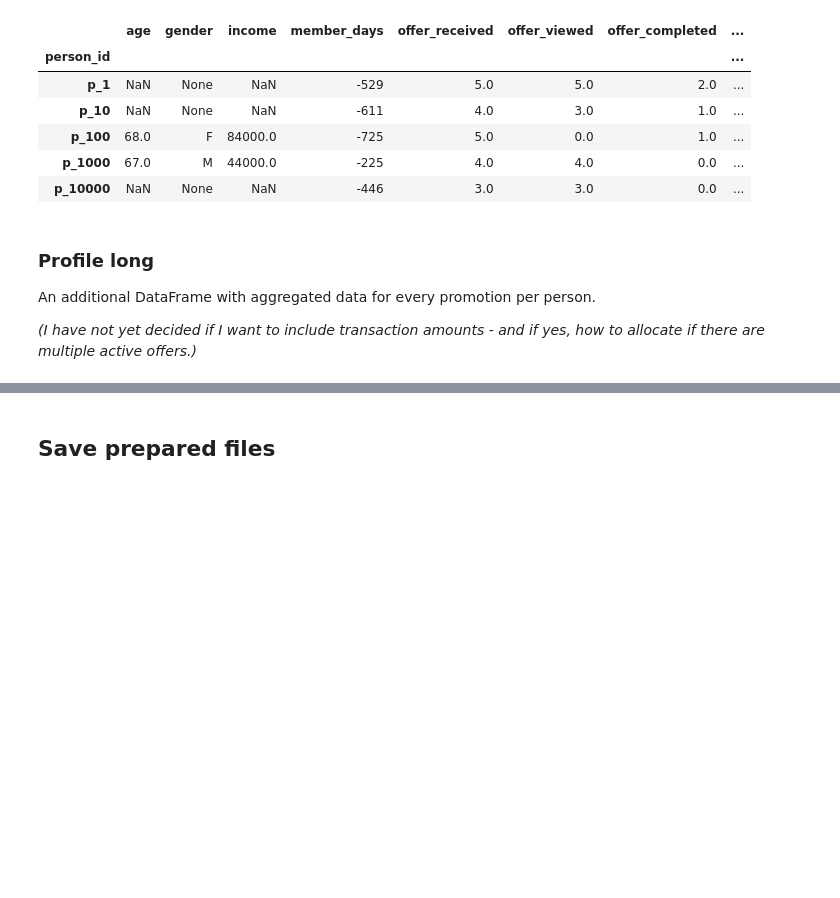
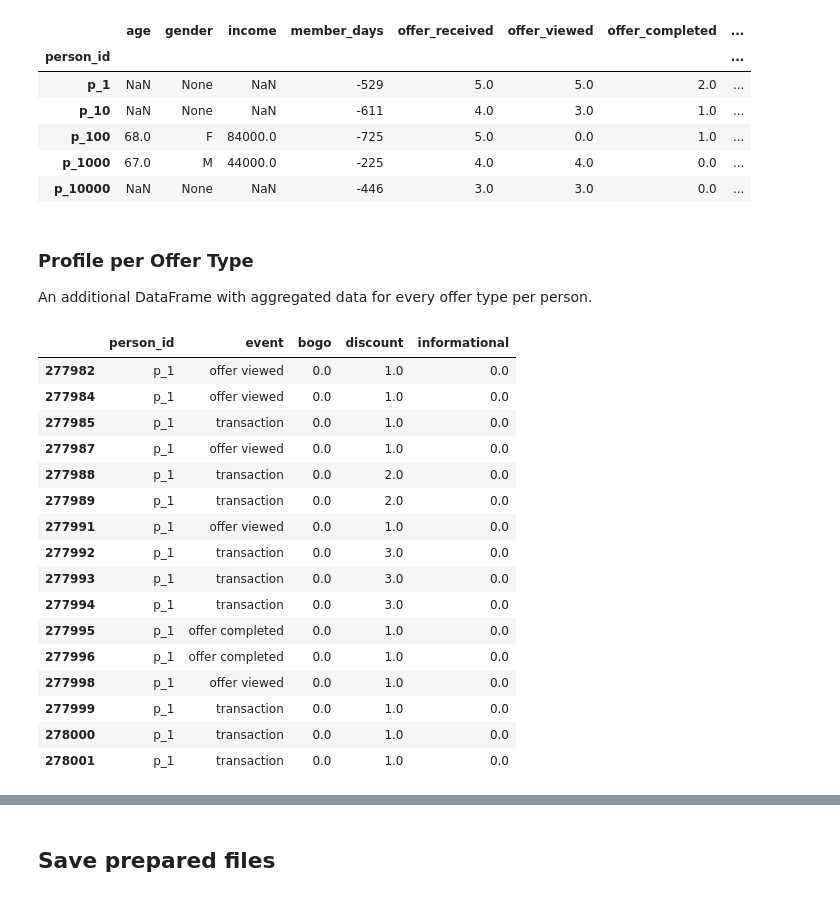
Before and after one commit to rbuerki/segmentation-challenge-starbucks, a Jupyter notebook: 1-data_prep.ipynb, the cells around one changed output, grey strips where cells are left out. Saved outputs shown, nothing was run; the diff lists cells and outputs as text; code cells hidden in the pictures; blank space fills up the shorter version.

```diff
--- a/1-data_prep.ipynb
+++ b/1-data_prep.ipynb
@@ -797,9 +797,3 @@ profile_extended.head()
 | p_100 | 68.0 | F | 84000.0 | -725 | 5.0 | 0.0 | 1.0 | ... |
 | p_1000 | 67.0 | M | 44000.0 | -225 | 4.0 | 4.0 | 0.0 | ... |
 | p_10000 | NaN | None | NaN | -446 | 3.0 | 3.0 | 0.0 | ... |
-# %% [markdown]
-### Profile long
-
-An additional DataFrame with aggregated data for every promotion per person.
-
-_(I have not yet decided if I want to include transaction amounts - and if yes, how to allocate if there are multiple active offers.)_
@@ -818,0 +800,40 @@ display(promo_separate.head())
+# %% [markdown]
+### Profile per Offer Type
+
+An additional DataFrame with aggregated data for every offer type per person.
+# %%
+"group events of different offer types"
+
+# replace offer ids in column labels with offer types on a copy of the transcript_extended file
+map_dict = {'o_1':'bogo','o_2':'bogo','o_3':'bogo','o_4':'bogo',
+            'o_5':'discount', 'o_6':'discount', 'o_7':'discount','o_8':'discount',
+           'o_9':'informational', 'o_10':'informational'}
+
+promo_type = transcript_extended.copy()
+promo_type.columns = [map_dict[x] if x in map_dict.keys() else x for x in promo_type.columns]
+
+# group by offer types, order cols
+promo_type = promo_type.groupby(by=promo_type.columns, axis=1).sum()
+promo_type = promo_type.reindex(columns = list(['person_id', 'event', 'bogo', 'discount', 'informational']))
+promo_type = promo_type.loc[promo_type['event'] != 'offer received'] # can be dropped, is always 0
+
+# check results
+display(promo_type.loc[promo_type['person_id'] == 'p_1'])
+# %% [output]
+|  | person_id | event | bogo | discount | informational |
+| 277982 | p_1 | offer viewed | 0.0 | 1.0 | 0.0 |
+| 277984 | p_1 | offer viewed | 0.0 | 1.0 | 0.0 |
+| 277985 | p_1 | transaction | 0.0 | 1.0 | 0.0 |
+| 277987 | p_1 | offer viewed | 0.0 | 1.0 | 0.0 |
+| 277988 | p_1 | transaction | 0.0 | 2.0 | 0.0 |
+| 277989 | p_1 | transaction | 0.0 | 2.0 | 0.0 |
+| 277991 | p_1 | offer viewed | 0.0 | 1.0 | 0.0 |
+| 277992 | p_1 | transaction | 0.0 | 3.0 | 0.0 |
+| 277993 | p_1 | transaction | 0.0 | 3.0 | 0.0 |
+| 277994 | p_1 | transaction | 0.0 | 3.0 | 0.0 |
+| 277995 | p_1 | offer completed | 0.0 | 1.0 | 0.0 |
+| 277996 | p_1 | offer completed | 0.0 | 1.0 | 0.0 |
+| 277998 | p_1 | offer viewed | 0.0 | 1.0 | 0.0 |
+| 277999 | p_1 | transaction | 0.0 | 1.0 | 0.0 |
+| 278000 | p_1 | transaction | 0.0 | 1.0 | 0.0 |
+| 278001 | p_1 | transaction | 0.0 | 1.0 | 0.0 |
```
Also changed, not shown: parts of 17 cells of this notebook.
